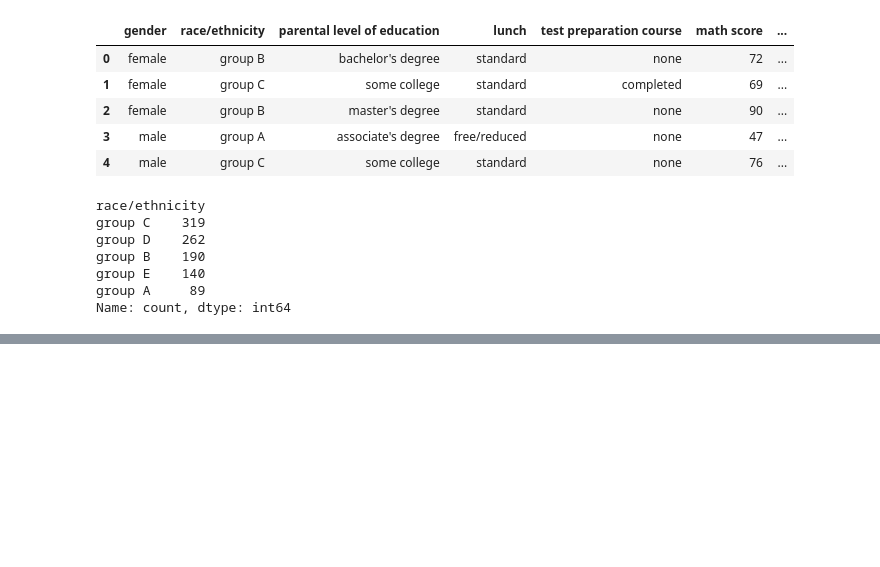
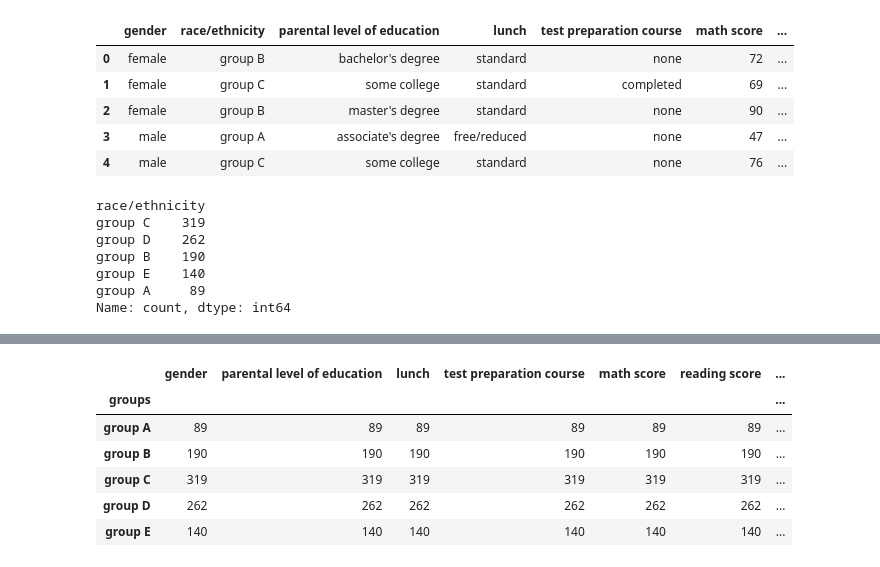
Before and after one commit to prathamTamrakar/Python-ML-GenAi-Training, a Jupyter notebook: Pandas/pandasGroupbyAndMerging.ipynb, the cells around one changed output, grey strips where cells are left out. Drawn from its saved outputs; the diff is of its cells as text; code cells hidden in the pictures; blank space fills up the shorter version.

Commit message:
groupby assignment and realted CSV file added

```diff
--- a/Pandas/pandasGroupbyAndMerging.ipynb
+++ b/Pandas/pandasGroupbyAndMerging.ipynb
@@ -35,0 +49,2 @@ data.sample(5)
+# %%
+groups = data.groupby('groups')
@@ -35,0 +147,10 @@ data.sample(5)
+# %%
+groups.count()
+# %% [output]
+|  | gender | parental level of education | lunch | test preparation course | math score | reading score | ... |
+| groups |  |  |  |  |  |  | ... |
+| group A | 89 | 89 | 89 | 89 | 89 | 89 | ... |
+| group B | 190 | 190 | 190 | 190 | 190 | 190 | ... |
+| group C | 319 | 319 | 319 | 319 | 319 | 319 | ... |
+| group D | 262 | 262 | 262 | 262 | 262 | 262 | ... |
+| group E | 140 | 140 | 140 | 140 | 140 | 140 | ... |
```
Also changed, not shown: parts of 24 cells of this notebook, 2 other files.
